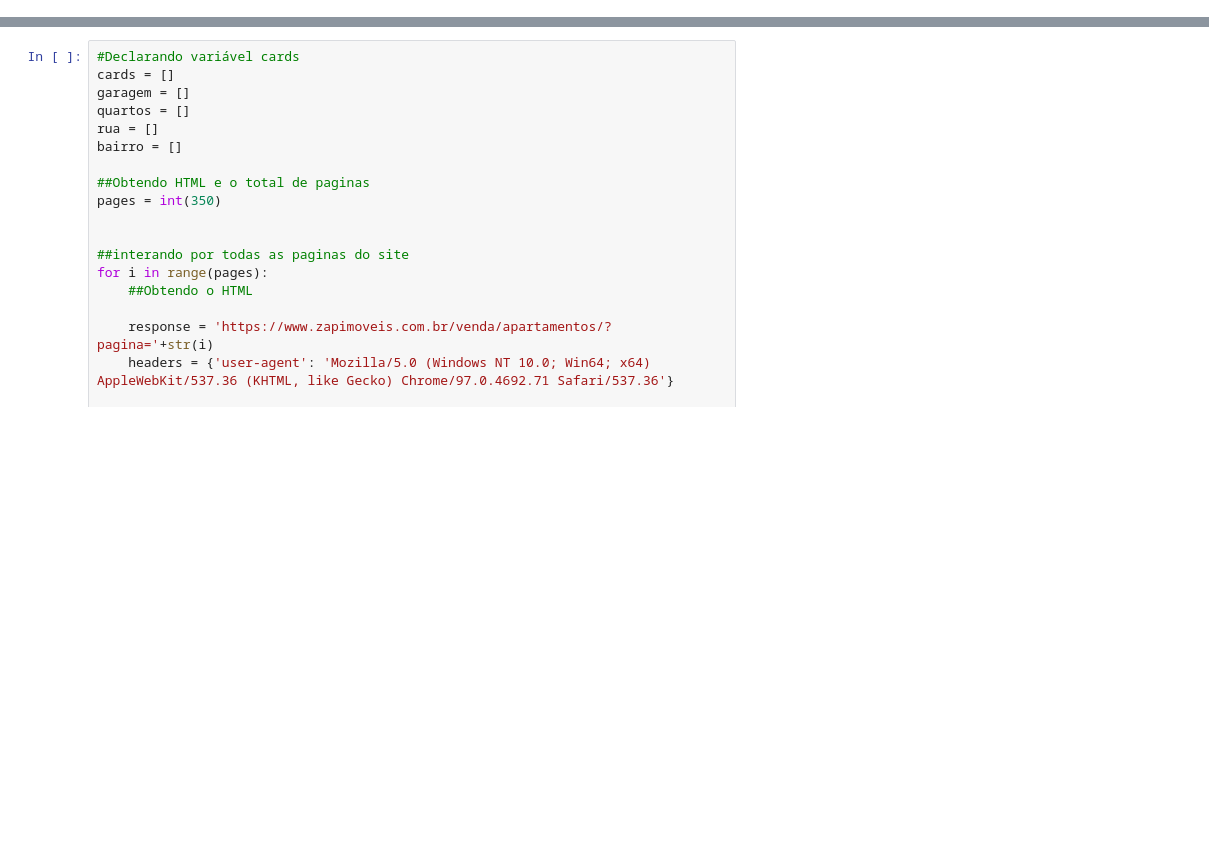
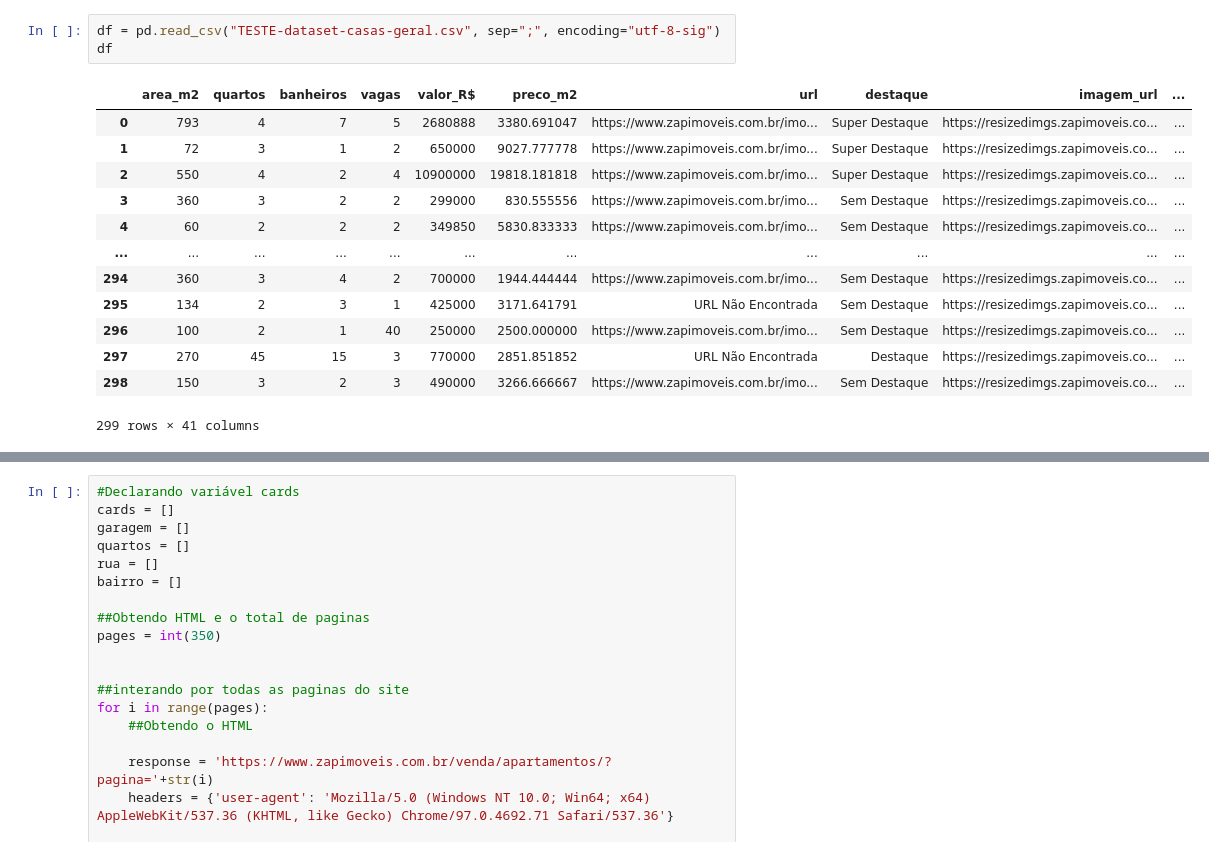
Before and after one commit to ziggy-data/scraping_zap_imoveis, a Jupyter notebook: Zap-Imoveis.ipynb, the cells around one changed output, grey strips where cells are left out. Saved outputs shown, nothing was run; the diff lists cells and outputs as text; blank space fills up the shorter version.

```diff
--- a/Zap-Imoveis.ipynb
+++ b/Zap-Imoveis.ipynb
@@ -19,3 +543,20 @@ pandas -> 1.2.4
+# %%
+df = pd.read_csv("TESTE-dataset-casas-geral.csv", sep=";", encoding="utf-8-sig")
+df
+# %% [output]
+|  | area_m2 | quartos | banheiros | vagas | valor_R$ | preco_m2 | url | destaque | imagem_url | ... |
+| 0 | 793 | 4 | 7 | 5 | 2680888 | 3380.691047 | https://www.zapimoveis.com.br/imo... | Super Destaque | https://resizedimgs.zapimoveis.co... | ... |
+| 1 | 72 | 3 | 1 | 2 | 650000 | 9027.777778 | https://www.zapimoveis.com.br/imo... | Super Destaque | https://resizedimgs.zapimoveis.co... | ... |
+| 2 | 550 | 4 | 2 | 4 | 10900000 | 19818.181818 | https://www.zapimoveis.com.br/imo... | Super Destaque | https://resizedimgs.zapimoveis.co... | ... |
+| 3 | 360 | 3 | 2 | 2 | 299000 | 830.555556 | https://www.zapimoveis.com.br/imo... | Sem Destaque | https://resizedimgs.zapimoveis.co... | ... |
+| 4 | 60 | 2 | 2 | 2 | 349850 | 5830.833333 | https://www.zapimoveis.com.br/imo... | Sem Destaque | https://resizedimgs.zapimoveis.co... | ... |
+| ... | ... | ... | ... | ... | ... | ... | ... | ... | ... | ... |
+| 294 | 360 | 3 | 4 | 2 | 700000 | 1944.444444 | https://www.zapimoveis.com.br/imo... | Sem Destaque | https://resizedimgs.zapimoveis.co... | ... |
+| 295 | 134 | 2 | 3 | 1 | 425000 | 3171.641791 | URL Não Encontrada | Sem Destaque | https://resizedimgs.zapimoveis.co... | ... |
+| 296 | 100 | 2 | 1 | 40 | 250000 | 2500.000000 | https://www.zapimoveis.com.br/imo... | Sem Destaque | https://resizedimgs.zapimoveis.co... | ... |
+| 297 | 270 | 45 | 15 | 3 | 770000 | 2851.851852 | URL Não Encontrada | Destaque | https://resizedimgs.zapimoveis.co... | ... |
+| 298 | 150 | 3 | 2 | 3 | 490000 | 3266.666667 | https://www.zapimoveis.com.br/imo... | Sem Destaque | https://resizedimgs.zapimoveis.co... | ... |
+299 rows × 41 columns
 # %%
 #Declarando variável cards
 cards = []
```
Also changed, not shown: parts of 4 cells of this notebook, 50 other files.
